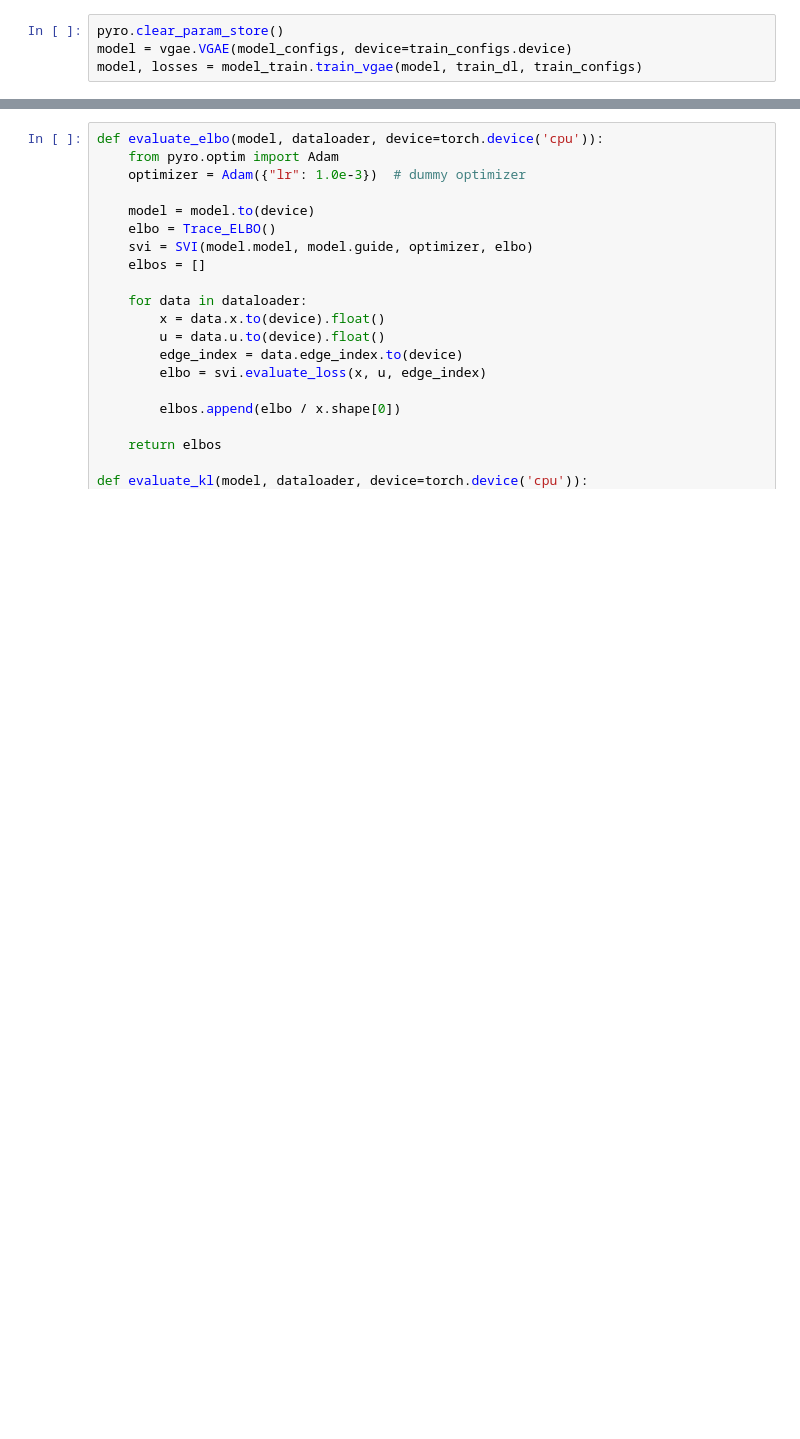
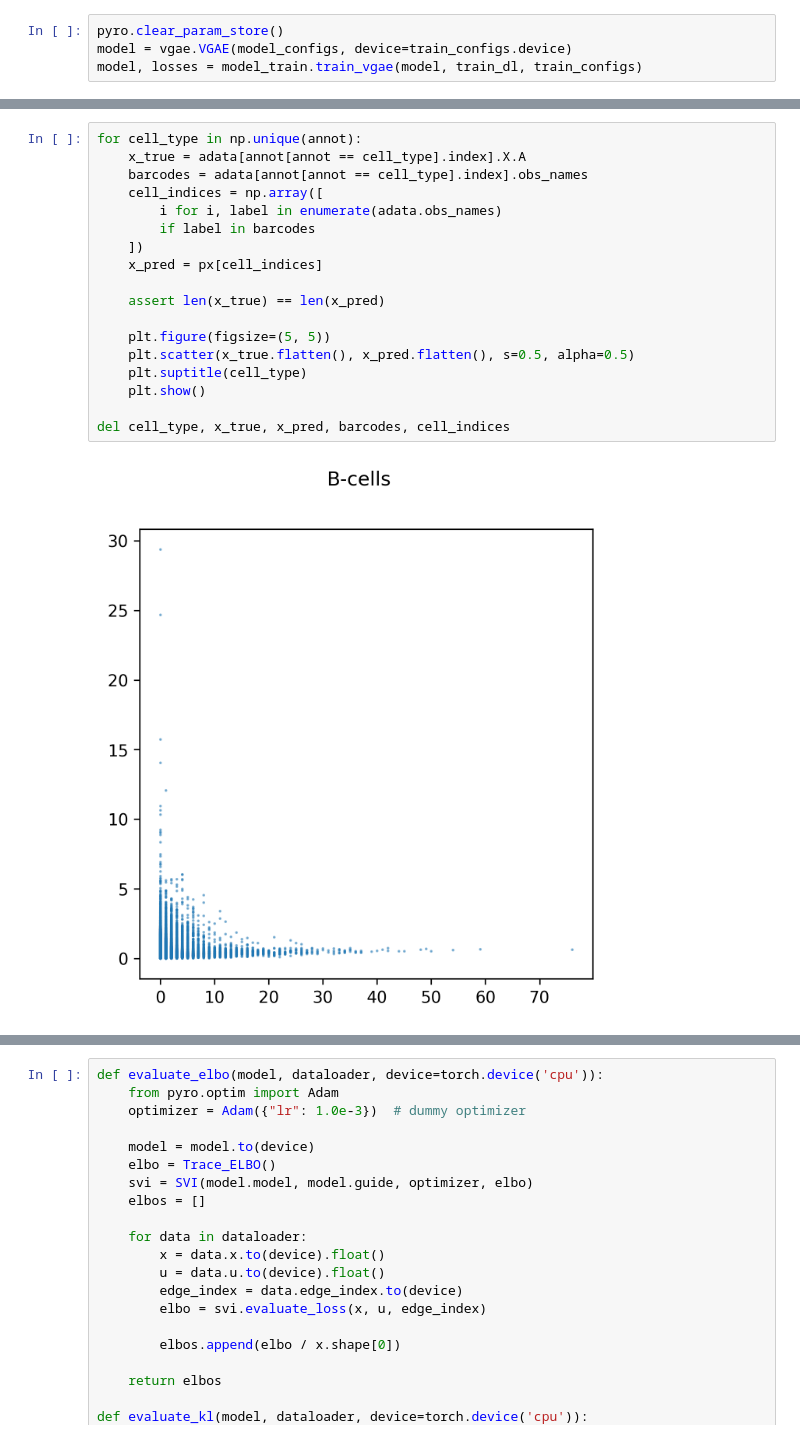
Before and after one commit to azizilab/Lynx, a Jupyter notebook: notebooks/Run_models.ipynb, the cells around one changed output, grey strips where cells are left out. Saved outputs shown, nothing was run; the diff lists cells and outputs as text; blank space fills up the shorter version.

```diff
--- a/notebooks/Run_models.ipynb
+++ b/notebooks/Run_models.ipynb
@@ -195,0 +299,20 @@ plt.show()
+# %%
+for cell_type in np.unique(annot):
+    x_true = adata[annot[annot == cell_type].index].X.A
+    barcodes = adata[annot[annot == cell_type].index].obs_names
+    cell_indices = np.array([
+        i for i, label in enumerate(adata.obs_names)
+        if label in barcodes
+    ])
+    x_pred = px[cell_indices]
+
+    assert len(x_true) == len(x_pred)
+
+    plt.figure(figsize=(5, 5))
+    plt.scatter(x_true.flatten(), x_pred.flatten(), s=0.5, alpha=0.5)
+    plt.suptitle(cell_type)
+    plt.show()
+
+del cell_type, x_true, x_pred, barcodes, cell_indices
+# %% [output]
+[figure, added]
```
Also changed, not shown: parts of 46 cells of this notebook, 4 other files.
